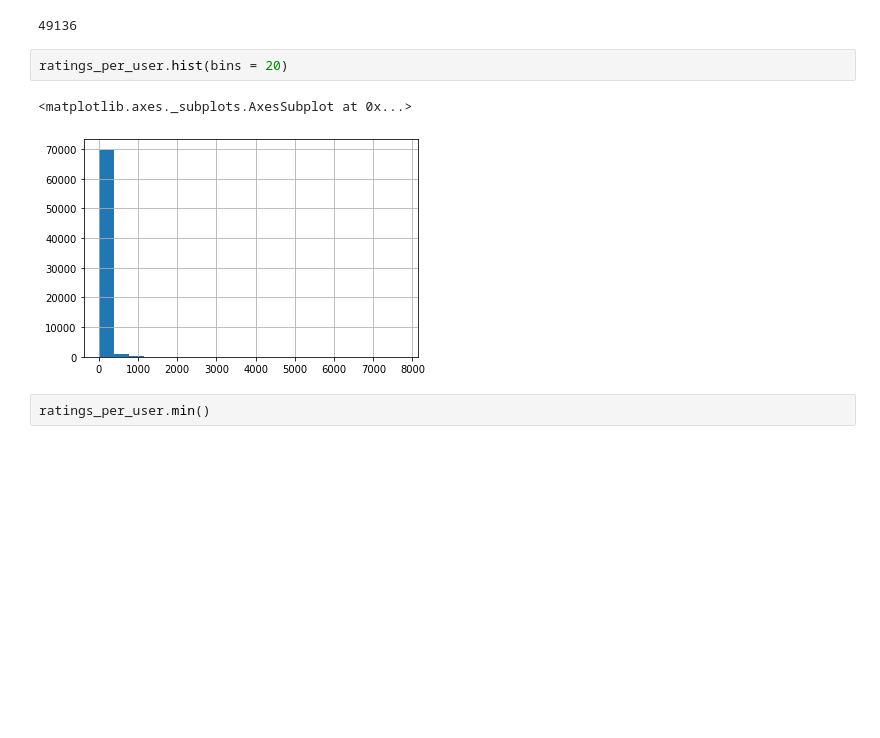
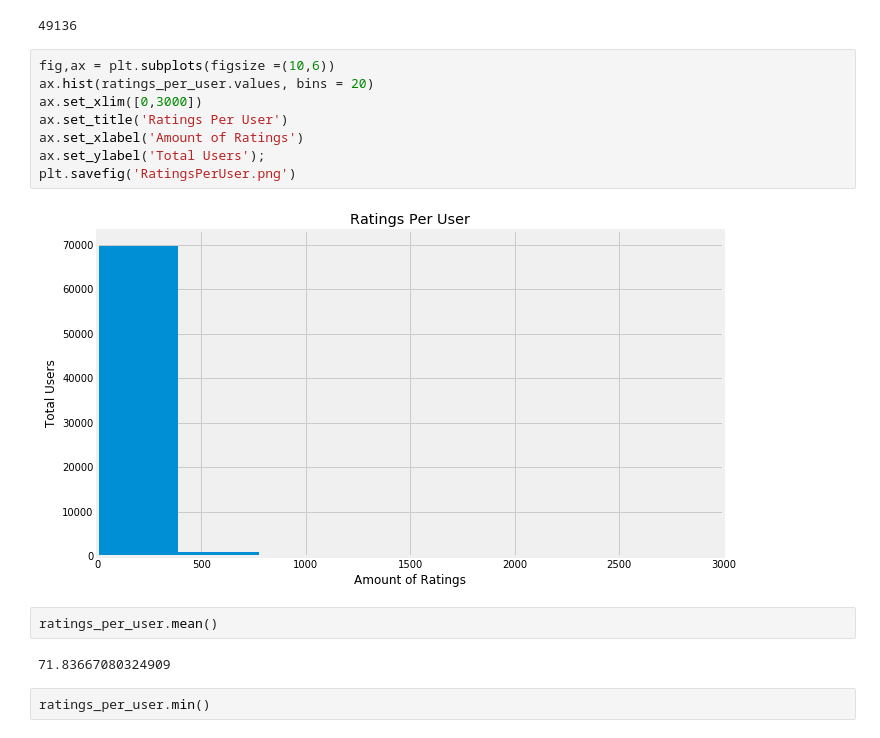
Before and after one commit to HienHa34/Steam_Game_Recommender, a Jupyter notebook: itemitem.ipynb, the cells around one changed output. Drawn from its saved outputs; the diff is of its cells as text; blank space fills up the shorter version.

```diff
--- a/itemitem.ipynb
+++ b/itemitem.ipynb
@@ -127,11 +143,20 @@ ratings_per_game.min()
 ratings_per_game.max()
 # %% [output]
 49136
-# %%
-ratings_per_user.hist(bins = 20)
-# %% [output]
-<matplotlib.axes._subplots.AxesSubplot at 0x...>
-[figure, removed]
+# %%
+fig,ax = plt.subplots(figsize =(10,6))
+ax.hist(ratings_per_user.values, bins = 20)
+ax.set_xlim([0,3000])
+ax.set_title('Ratings Per User')
+ax.set_xlabel('Amount of Ratings')
+ax.set_ylabel('Total Users');
+plt.savefig('RatingsPerUser.png')
+# %% [output]
+[figure, added]
+# %%
+ratings_per_user.mean()
+# %% [output]
+71.83667080324909
 # %%
 ratings_per_user.min()
 # %% [output]
```
Also changed, not shown: parts of 14 cells of this notebook.
